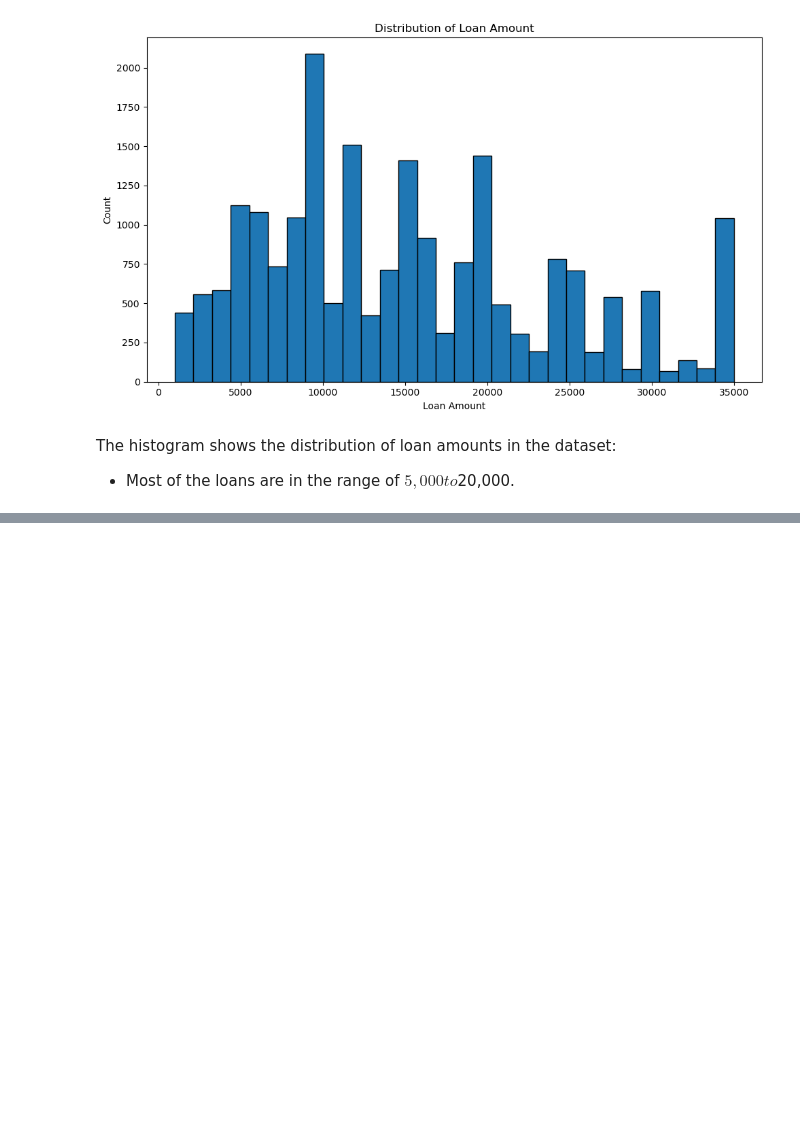
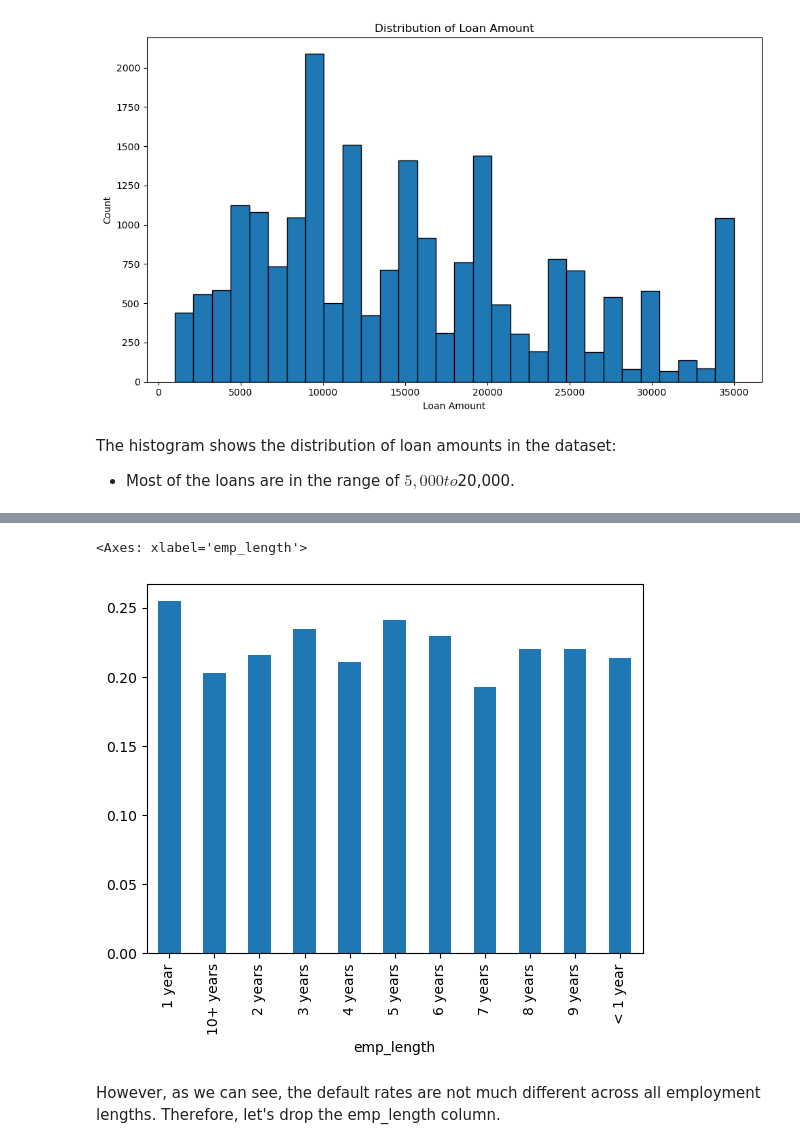
Before and after one commit to rachellliao/loan-default-prediction, a Jupyter notebook: 2. EDA.ipynb, the cells around one changed output, grey strips where cells are left out. Cells and saved outputs as stored; diff of their text form; code cells hidden in the pictures; blank space fills up the shorter version.

```diff
--- a/2. EDA.ipynb
+++ b/2. EDA.ipynb
@@ -192,0 +237,8 @@ The histogram shows the distribution of loan amounts in the dataset:
+# %%
+emp_default = df_modified[df_modified['loan_status']=="Default"].groupby("emp_length").count()['loan_status']
+
+emp_paid = df_modified[df_modified['loan_status']=="Paid"].groupby("emp_length").count()['loan_status']
+
+emp_len = emp_default/emp_paid
+
+emp_len
@@ -192,0 +259,7 @@ The histogram shows the distribution of loan amounts in the dataset:
+# %%
+emp_len.plot(kind='bar')
+# %% [output]
+<Axes: xlabel='emp_length'>
+[figure, added]
+# %% [markdown]
+However, as we can see, the default rates are not much different across all employment lengths. Therefore, let's drop the emp_length column.
```
Also changed, not shown: parts of 13 cells of this notebook.
